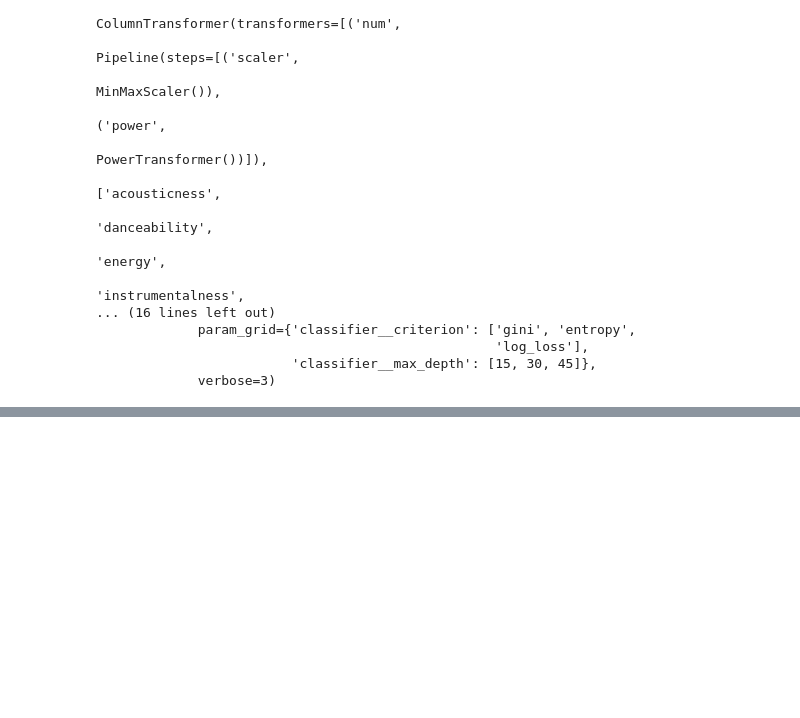
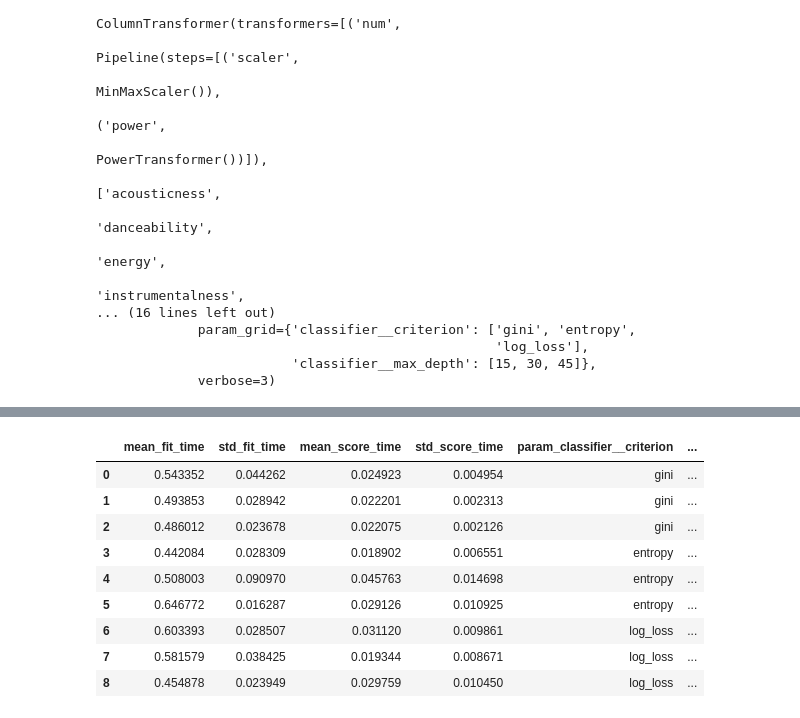
Before and after one commit to ldidone/analisis_de_datos_CEIA_TP, a Jupyter notebook: 3b-4. Preprocesado y experimentación.ipynb, the cells around one changed output, grey strips where cells are left out. Saved outputs shown, nothing was run; the diff lists cells and outputs as text; code cells hidden in the pictures; blank space fills up the shorter version.

```diff
--- a/3b-4. Preprocesado y experimentación.ipynb
+++ b/3b-4. Preprocesado y experimentación.ipynb
@@ -230,3 +234,6 @@ random_forest_std_pipe = Pipeline(steps=[('preprocessor', preprocessing_min_max)
+# %%
+xgb_min_max = Pipeline(steps=[('preprocessor', preprocessing_min_max),
+                       ('classifier', xgb.XGBClassifier())])
 # %%
 param_grid = {
     'classifier__max_depth': [15, 30, 45],
@@ -660,0 +756,2 @@ pickle.dump(gs_random_forest_min_max, open(filename, 'wb'))
+# %%
+gs_xgb_min_max.fit(X_train, y_train)
@@ -660,0 +783,13 @@ pickle.dump(gs_random_forest_min_max, open(filename, 'wb'))
+# %%
+pd.DataFrame(gs_xgb_min_max.cv_results_)
+# %% [output]
+|  | mean_fit_time | std_fit_time | mean_score_time | std_score_time | param_classifier__criterion | ... |
+| 0 | 0.543352 | 0.044262 | 0.024923 | 0.004954 | gini | ... |
+| 1 | 0.493853 | 0.028942 | 0.022201 | 0.002313 | gini | ... |
+| 2 | 0.486012 | 0.023678 | 0.022075 | 0.002126 | gini | ... |
+| 3 | 0.442084 | 0.028309 | 0.018902 | 0.006551 | entropy | ... |
+| 4 | 0.508003 | 0.090970 | 0.045763 | 0.014698 | entropy | ... |
+| 5 | 0.646772 | 0.016287 | 0.029126 | 0.010925 | entropy | ... |
+| 6 | 0.603393 | 0.028507 | 0.031120 | 0.009861 | log_loss | ... |
+| 7 | 0.581579 | 0.038425 | 0.019344 | 0.008671 | log_loss | ... |
+| 8 | 0.454878 | 0.023949 | 0.029759 | 0.010450 | log_loss | ... |
```
Also changed, not shown: parts of 34 cells of this notebook, 2 other files.
